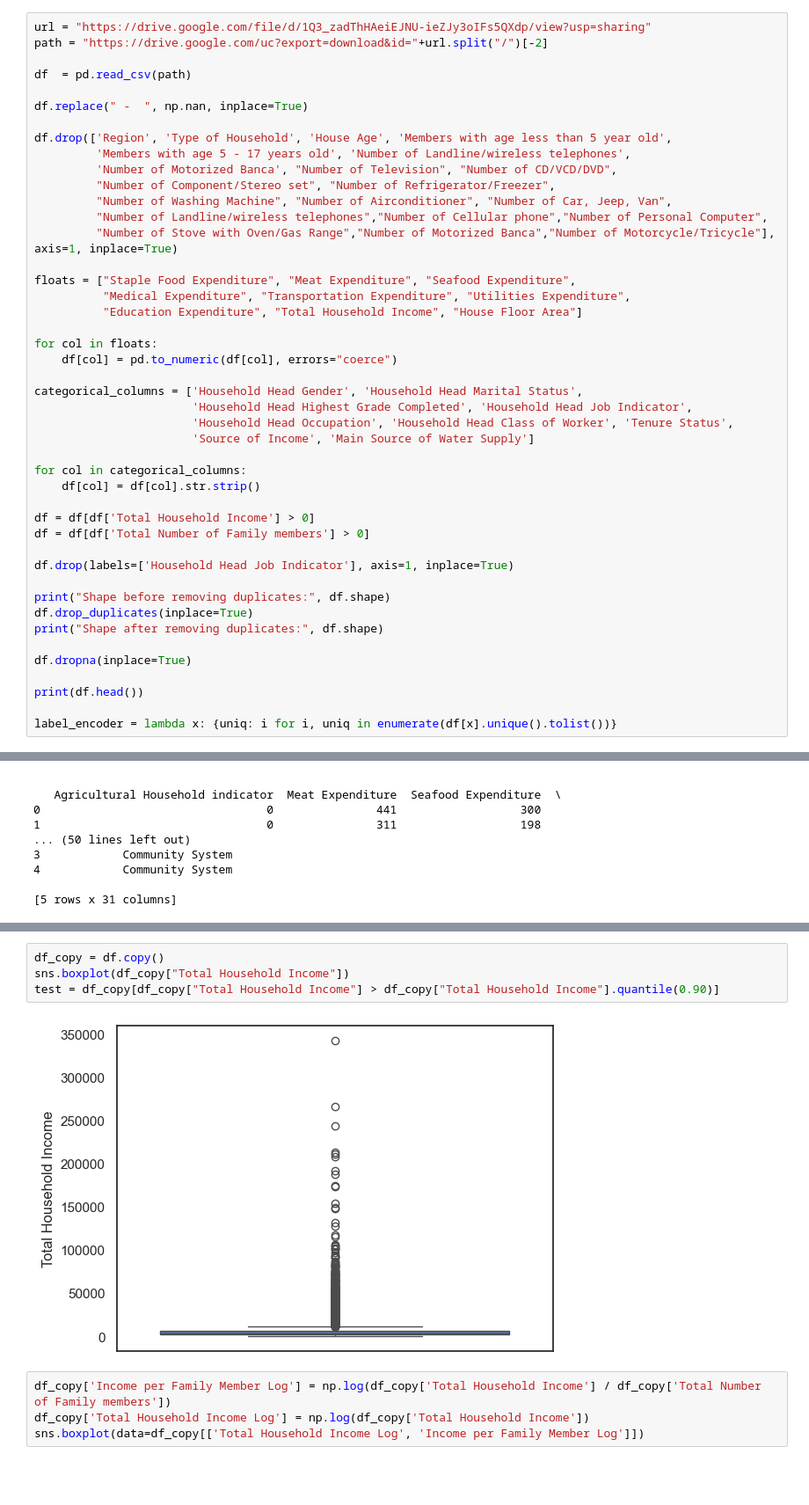
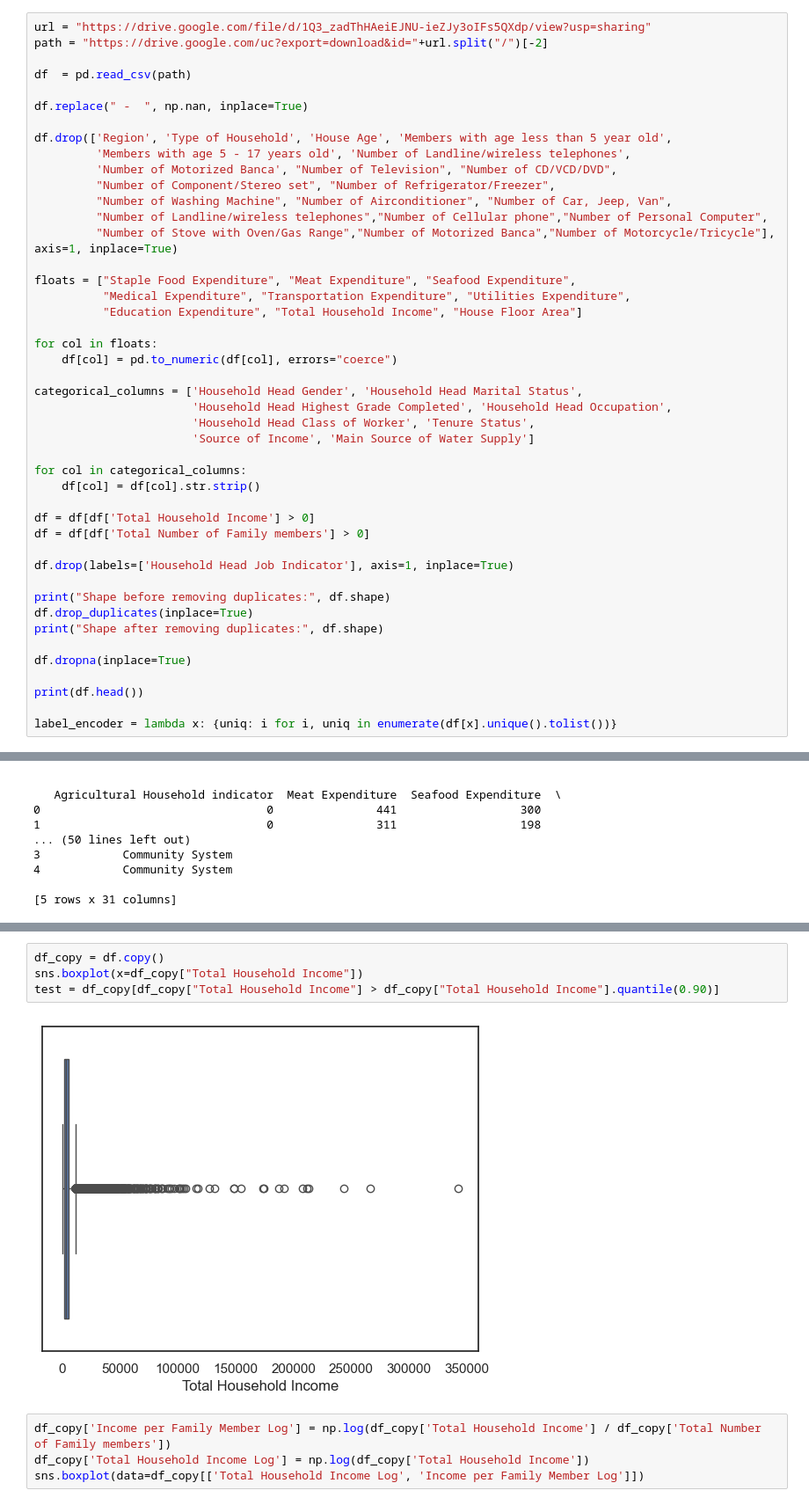
Before and after one commit to AFDanao/Embedded, a Jupyter notebook: Family Income/family_income.ipynb, the cells around one changed output, grey strips where cells are left out. Shown at 88% size. Saved outputs shown, nothing was run; the diff lists cells and outputs as text; blank space fills up the shorter version.

```diff
--- a/Family Income/family_income.ipynb
+++ b/Family Income/family_income.ipynb
@@ -118,8 +118,8 @@ for col in floats:
     df[col] = pd.to_numeric(df[col], errors="coerce")
 
 categorical_columns = ['Household Head Gender', 'Household Head Marital Status',
-                       'Household Head Highest Grade Completed', 'Household Head Job Indicator',
-                       'Household Head Occupation', 'Household Head Class of Worker', 'Tenure Status',
+                       'Household Head Highest Grade Completed', 'Household Head Occupation',
+                       'Household Head Class of Worker', 'Tenure Status',
                        'Source of Income', 'Main Source of Water Supply']
 
 for col in categorical_columns:
@@ -191,10 +191,10 @@ del df_copy
 [figure]
 # %%
 df_copy = df.copy()
-sns.boxplot(df_copy["Total Household Income"])
+sns.boxplot(x=df_copy["Total Household Income"])
 test = df_copy[df_copy["Total Household Income"] > df_copy["Total Household Income"].quantile(0.90)]
 # %% [output]
-[figure, old version]
+[figure, new version]
 # %%
 df_copy['Income per Family Member Log'] = np.log(df_copy['Total Household Income'] / df_copy['Total Number of Family members'])
 df_copy['Total Household Income Log'] = np.log(df_copy['Total Household Income'])
```
Also changed, not shown: parts of 1 cell of this notebook, 1 other file.
